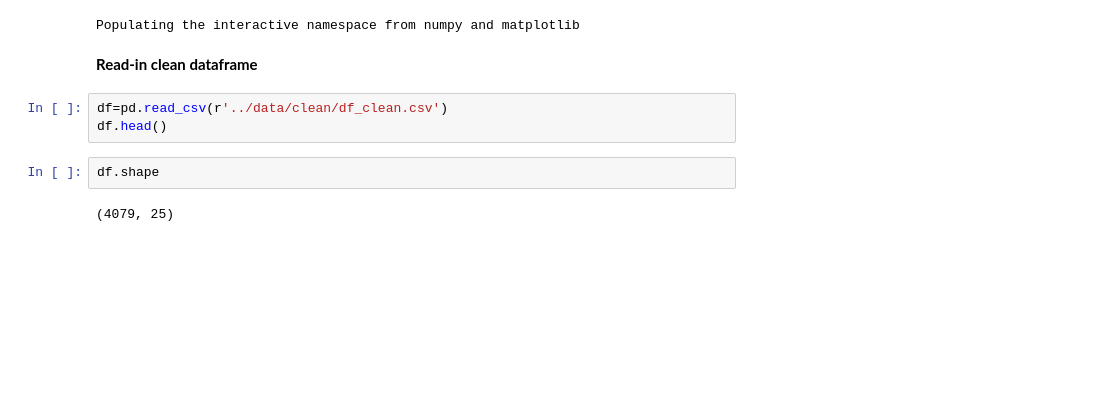
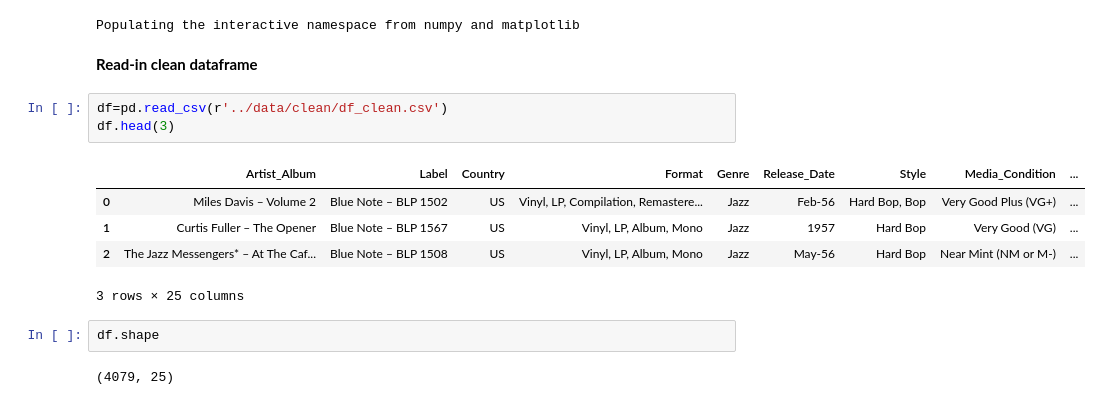
Before and after one commit to chan-chris/Metis_proj2, a Jupyter notebook: pgms/03_analysis.ipynb, the cells around one changed output. Saved outputs shown, nothing was run; the diff lists cells and outputs as text; blank space fills up the shorter version.

Commit message:
puled notes, models setup

```diff
--- a/pgms/03_analysis.ipynb
+++ b/pgms/03_analysis.ipynb
@@ -32,7 +32,13 @@ Populating the interactive namespace from numpy and matplotlib
 **Read-in clean dataframe**
 # %%
 df=pd.read_csv(r'../data/clean/df_clean.csv')
-df.head()
+df.head(3)
+# %% [output]
+|  | Artist_Album | Label | Country | Format | Genre | Release_Date | Style | Media_Condition | ... |
+| 0 | Miles Davis – Volume 2 | Blue Note – BLP 1502 | US | Vinyl, LP, Compilation, Remastere... | Jazz | Feb-56 | Hard Bop, Bop | Very Good Plus (VG+) | ... |
+| 1 | Curtis Fuller – The Opener | Blue Note – BLP 1567 | US | Vinyl, LP, Album, Mono | Jazz | 1957 | Hard Bop | Very Good (VG) | ... |
+| 2 | The Jazz Messengers* – At The Caf... | Blue Note – BLP 1508 | US | Vinyl, LP, Album, Mono | Jazz | May-56 | Hard Bop | Near Mint (NM or M-) | ... |
+3 rows × 25 columns
 # %%
 df.shape
 # %% [output]
```
Also changed, not shown: parts of 38 cells of this notebook, 5 other files.
